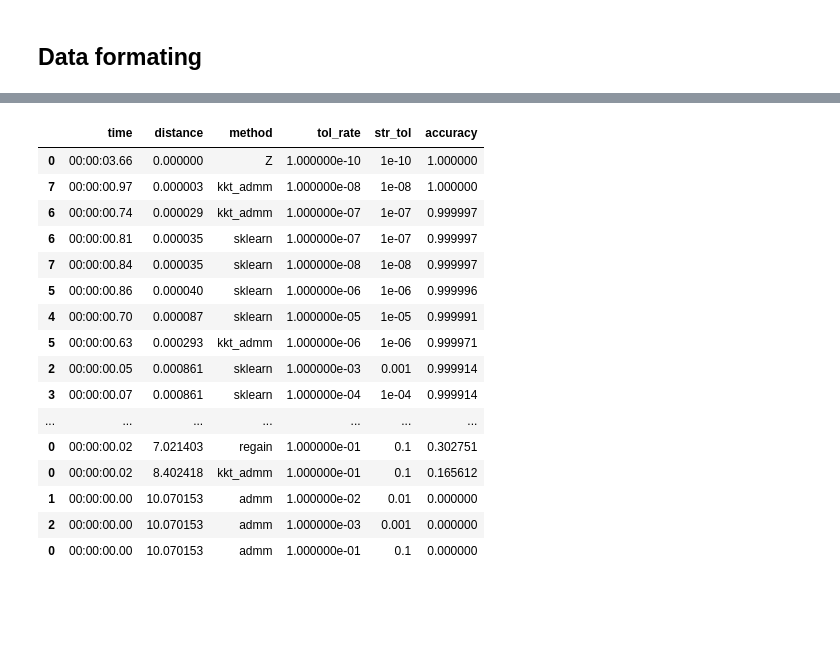
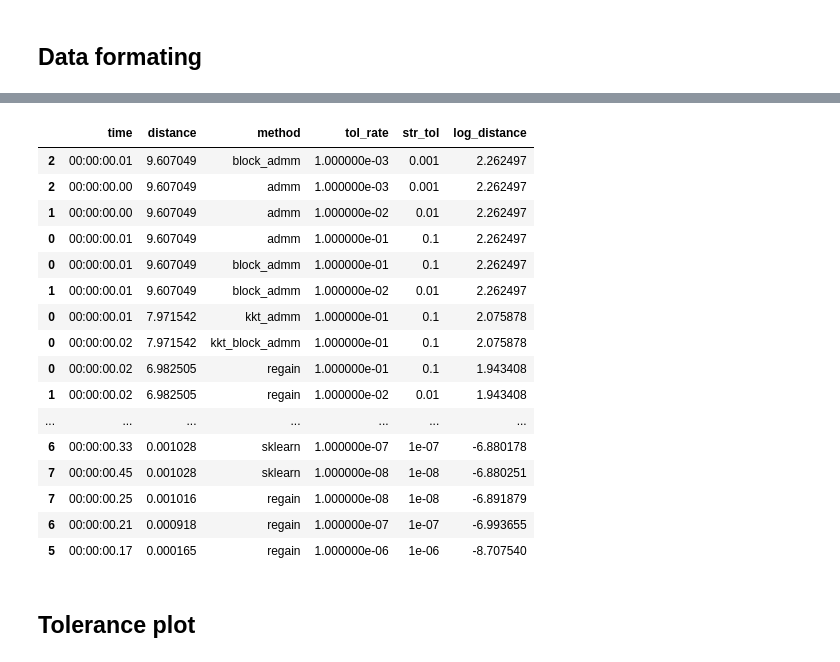
Before and after one commit to fabian-sp/GGLasso, a Jupyter notebook: gglasso/benchmarks.ipynb, the cells around one changed output, grey strips where cells are left out. Saved outputs shown, nothing was run; the diff lists cells and outputs as text; code cells hidden in the pictures; blank space fills up the shorter version.

Commit message:
changed calling ADMM in block ADMM

```diff
--- a/gglasso/benchmarks.ipynb
+++ b/gglasso/benchmarks.ipynb
@@ -269,0 +334,10 @@ df_kkt
+# %%
+str_tol = [str(x) for x in tol_list]
+method_list = ["block_admm"]*len(accuracy_list)
+
+df_block = pd.DataFrame(data={'time': time_list,
+                           'distance': accuracy_list,
+                           'method': method_list,
+                           'tol_rate': tol_list,
+                            'str_tol': str_tol})
+df_block
@@ -269,0 +396,10 @@ df_kkt
+# %%
+str_tol = [str(x) for x in tol_list]
+method_list = ["kkt_block_admm"]*len(accuracy_list)
+
+df_block_kkt = pd.DataFrame(data={'time': time_list,
+                           'distance': accuracy_list,
+                           'method': method_list,
+                           'tol_rate': tol_list,
+                            'str_tol': str_tol})
+df_block_kkt
@@ -278,7 +418,8 @@ Z_frame = pd.DataFrame({"time": Z_time,
 # %%
-frames = [df_sk, df_rg, df_admm, df_kkt, Z_frame]
+frames = [df_sk, df_rg, df_admm, df_kkt, df_block, df_block_kkt]
 
 df = pd.concat(frames)
 
 df["str_tol"].replace({"0.0001": "1e-04"}, inplace=True)
-df.sort_values(by=['time', 'distance'])
+dist = np.array(df['distance'])
+df['log_distance'] = np.log(dist)
@@ -303,28 +426,23 @@ df.sort_values(by=['time', 'distance'])
-# %%
-norm_ac = np.array(df['distance'])
-df['accuracy'] = (norm_ac - np.min(norm_ac))/np.ptp(norm_ac)
-df['accuracy'] = 1 - df['accuracy']
-
-# dist = np.array(df['distance'])
-# df['accuracy'] = np.log(dist)
 # %%
-df.sort_values(by=['accuracy'], ascending = False)
+df.sort_values(by=['log_distance'], ascending = False)
 # %% [output]
-|  | time | distance | method | tol_rate | str_tol | accuracy |
-| 0 | 00:00:03.66 | 0.000000 | Z | 1.000000e-10 | 1e-10 | 1.000000 |
-| 7 | 00:00:00.97 | 0.000003 | kkt_admm | 1.000000e-08 | 1e-08 | 1.000000 |
-| 6 | 00:00:00.74 | 0.000029 | kkt_admm | 1.000000e-07 | 1e-07 | 0.999997 |
-| 6 | 00:00:00.81 | 0.000035 | sklearn | 1.000000e-07 | 1e-07 | 0.999997 |
-| 7 | 00:00:00.84 | 0.000035 | sklearn | 1.000000e-08 | 1e-08 | 0.999997 |
-| 5 | 00:00:00.86 | 0.000040 | sklearn | 1.000000e-06 | 1e-06 | 0.999996 |
-| 4 | 00:00:00.70 | 0.000087 | sklearn | 1.000000e-05 | 1e-05 | 0.999991 |
-| 5 | 00:00:00.63 | 0.000293 | kkt_admm | 1.000000e-06 | 1e-06 | 0.999971 |
-| 2 | 00:00:00.05 | 0.000861 | sklearn | 1.000000e-03 | 0.001 | 0.999914 |
-| 3 | 00:00:00.07 | 0.000861 | sklearn | 1.000000e-04 | 1e-04 | 0.999914 |
+|  | time | distance | method | tol_rate | str_tol | log_distance |
+| 2 | 00:00:00.01 | 9.607049 | block_admm | 1.000000e-03 | 0.001 | 2.262497 |
+| 2 | 00:00:00.00 | 9.607049 | admm | 1.000000e-03 | 0.001 | 2.262497 |
+| 1 | 00:00:00.00 | 9.607049 | admm | 1.000000e-02 | 0.01 | 2.262497 |
+| 0 | 00:00:00.01 | 9.607049 | admm | 1.000000e-01 | 0.1 | 2.262497 |
+| 0 | 00:00:00.01 | 9.607049 | block_admm | 1.000000e-01 | 0.1 | 2.262497 |
+| 1 | 00:00:00.01 | 9.607049 | block_admm | 1.000000e-02 | 0.01 | 2.262497 |
+| 0 | 00:00:00.01 | 7.971542 | kkt_admm | 1.000000e-01 | 0.1 | 2.075878 |
+| 0 | 00:00:00.02 | 7.971542 | kkt_block_admm | 1.000000e-01 | 0.1 | 2.075878 |
+| 0 | 00:00:00.02 | 6.982505 | regain | 1.000000e-01 | 0.1 | 1.943408 |
+| 1 | 00:00:00.02 | 6.982505 | regain | 1.000000e-02 | 0.01 | 1.943408 |
 | ... | ... | ... | ... | ... | ... | ... |
-| 0 | 00:00:00.02 | 7.021403 | regain | 1.000000e-01 | 0.1 | 0.302751 |
-| 0 | 00:00:00.02 | 8.402418 | kkt_admm | 1.000000e-01 | 0.1 | 0.165612 |
-| 1 | 00:00:00.00 | 10.070153 | admm | 1.000000e-02 | 0.01 | 0.000000 |
-| 2 | 00:00:00.00 | 10.070153 | admm | 1.000000e-03 | 0.001 | 0.000000 |
-| 0 | 00:00:00.00 | 10.070153 | admm | 1.000000e-01 | 0.1 | 0.000000 |
+| 6 | 00:00:00.33 | 0.001028 | sklearn | 1.000000e-07 | 1e-07 | -6.880178 |
+| 7 | 00:00:00.45 | 0.001028 | sklearn | 1.000000e-08 | 1e-08 | -6.880251 |
+| 7 | 00:00:00.25 | 0.001016 | regain | 1.000000e-08 | 1e-08 | -6.891879 |
+| 6 | 00:00:00.21 | 0.000918 | regain | 1.000000e-07 | 1e-07 | -6.993655 |
+| 5 | 00:00:00.17 | 0.000165 | regain | 1.000000e-06 | 1e-06 | -8.707540 |
+# %% [markdown]
+## Tolerance plot
 # %%
```
Also changed, not shown: parts of 29 cells of this notebook, 5 other files.
